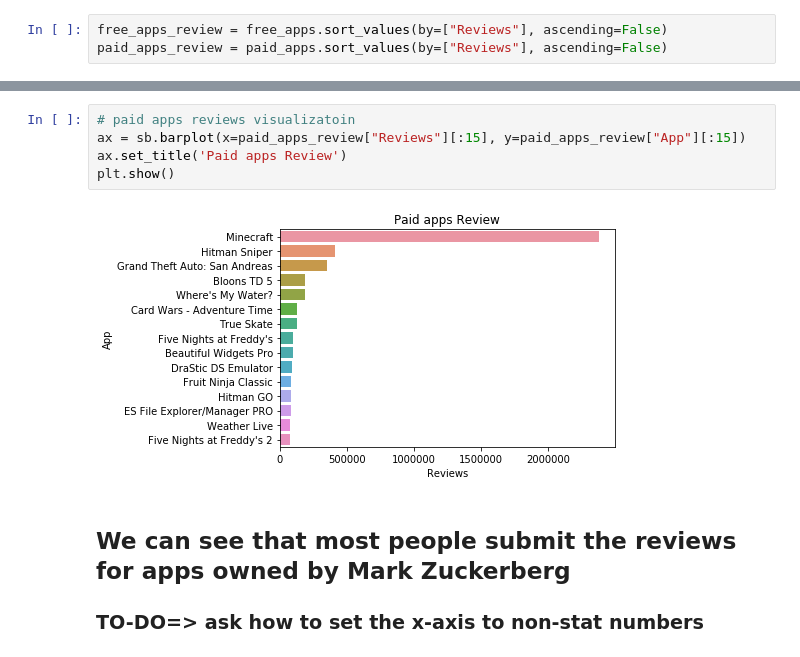
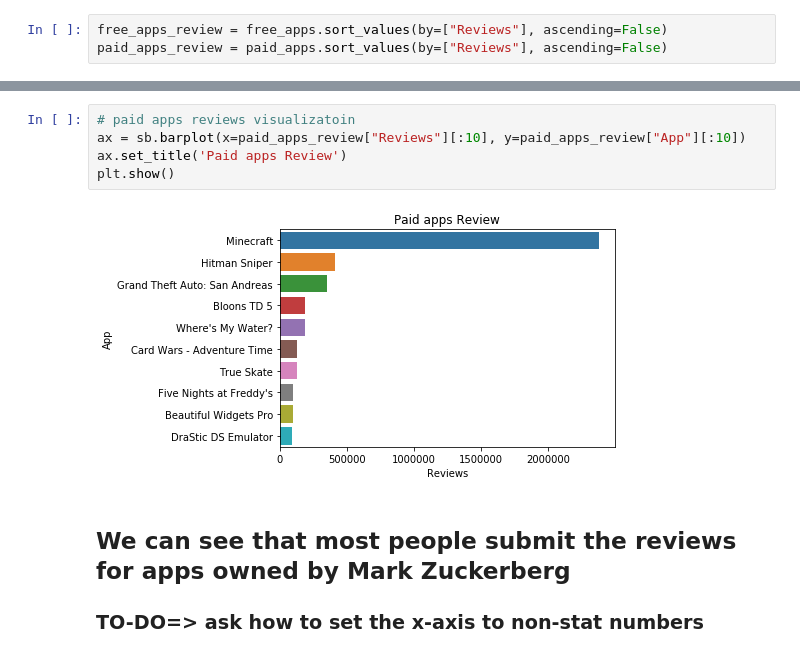
Before and after one commit to Sukhrobjon/DS-1.1, a Jupyter notebook: final_project/google_playstore_visiualization.ipynb, the cells around one changed output, grey strips where cells are left out. Cells and saved outputs as stored; diff of their text form.

```diff
--- a/final_project/google_playstore_visiualization.ipynb
+++ b/final_project/google_playstore_visiualization.ipynb
@@ -334,11 +333,11 @@ plt.show()
 [figure]
 # %%
 # paid apps reviews visualizatoin
-ax = sb.barplot(x=paid_apps_review["Reviews"][:15], y=paid_apps_review["App"][:15])
+ax = sb.barplot(x=paid_apps_review["Reviews"][:10], y=paid_apps_review["App"][:10])
 ax.set_title('Paid apps Review')
 plt.show()
 # %% [output]
-[figure, old version]
+[figure, new version]
 # %% [markdown]
 ## We can see that most people submit the reviews for apps owned by Mark Zuckerberg
 ### TO-DO=> ask how to set the x-axis to non-stat numbers
```
Also changed, not shown: parts of 21 cells of this notebook.
